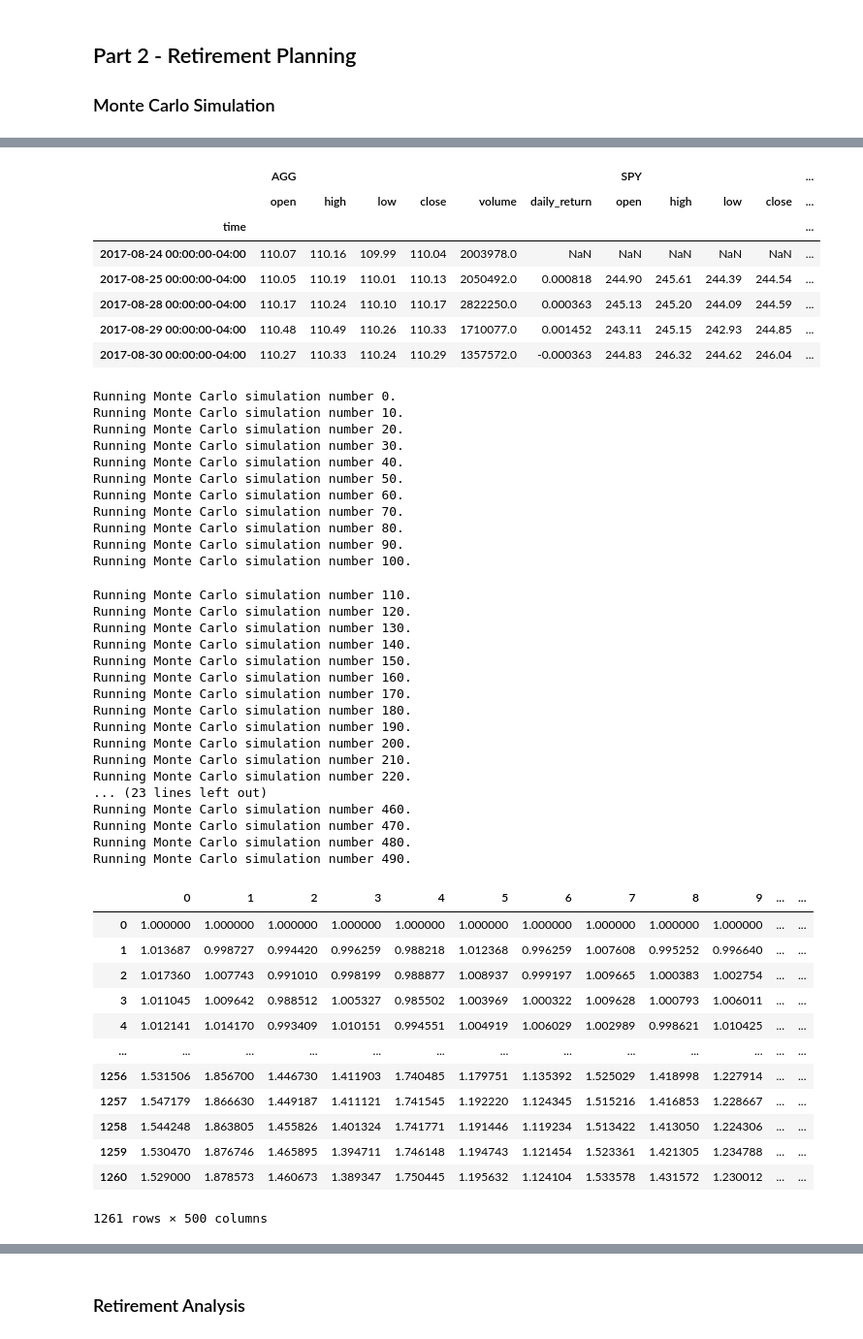
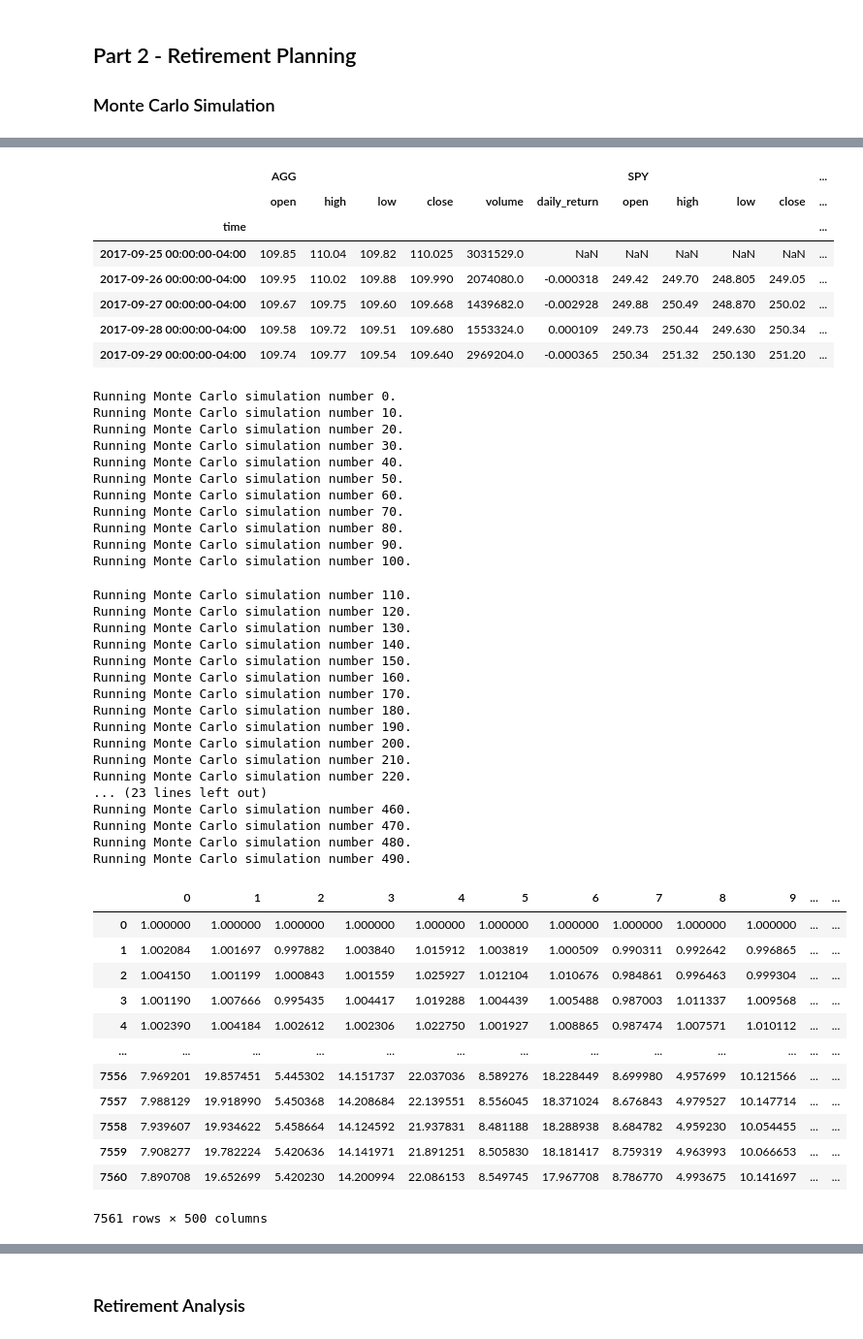
Before and after one commit to rmit-s3607407-Tony-Huang/Financial-Planning, a Jupyter notebook: financial-planner.ipynb, the cells around one changed output, grey strips where cells are left out. Shown: that part at 97% size. Saved outputs shown, nothing was run; the diff lists cells and outputs as text; code cells hidden in the pictures.

```diff
--- a/financial-planner.ipynb
+++ b/financial-planner.ipynb
@@ -193,67 +193,67 @@ df_stock_data.head()
 # %%
 # Configuring a Monte Carlo simulation to forecast 30 years cumulative returns
-MC_fiveyear = MCSimulation(
+MC_thirtyyear = MCSimulation(
     portfolio_data = df_stock_data,
     weights = [.6, .4],
     num_simulation = 500,
-    num_trading_days = 252*5
+    num_trading_days = 252*30
 )
 # %%
 # Printing the simulation input data
-MC_fiveyear.portfolio_data.head()
+MC_thirtyyear.portfolio_data.head()
 # %% [output]
 |  | AGG |  |  |  |  |  | SPY |  |  |  | ... |
 |  | open | high | low | close | volume | daily_return | open | high | low | close | ... |
 | time |  |  |  |  |  |  |  |  |  |  | ... |
-| 2017-08-24 00:00:00-04:00 | 110.07 | 110.16 | 109.99 | 110.04 | 2003978.0 | NaN | NaN | NaN | NaN | NaN | ... |
-| 2017-08-25 00:00:00-04:00 | 110.05 | 110.19 | 110.01 | 110.13 | 2050492.0 | 0.000818 | 244.90 | 245.61 | 244.39 | 244.54 | ... |
-| 2017-08-28 00:00:00-04:00 | 110.17 | 110.24 | 110.10 | 110.17 | 2822250.0 | 0.000363 | 245.13 | 245.20 | 244.09 | 244.59 | ... |
-| 2017-08-29 00:00:00-04:00 | 110.48 | 110.49 | 110.26 | 110.33 | 1710077.0 | 0.001452 | 243.11 | 245.15 | 242.93 | 244.85 | ... |
-| 2017-08-30 00:00:00-04:00 | 110.27 | 110.33 | 110.24 | 110.29 | 1357572.0 | -0.000363 | 244.83 | 246.32 | 244.62 | 246.04 | ... |
+| 2017-09-25 00:00:00-04:00 | 109.85 | 110.04 | 109.82 | 110.025 | 3031529.0 | NaN | NaN | NaN | NaN | NaN | ... |
+| 2017-09-26 00:00:00-04:00 | 109.95 | 110.02 | 109.88 | 109.990 | 2074080.0 | -0.000318 | 249.42 | 249.70 | 248.805 | 249.05 | ... |
+| 2017-09-27 00:00:00-04:00 | 109.67 | 109.75 | 109.60 | 109.668 | 1439682.0 | -0.002928 | 249.88 | 250.49 | 248.870 | 250.02 | ... |
+| 2017-09-28 00:00:00-04:00 | 109.58 | 109.72 | 109.51 | 109.680 | 1553324.0 | 0.000109 | 249.73 | 250.44 | 249.630 | 250.34 | ... |
+| 2017-09-29 00:00:00-04:00 | 109.74 | 109.77 | 109.54 | 109.640 | 2969204.0 | -0.000365 | 250.34 | 251.32 | 250.130 | 251.20 | ... |
 # %%
 # Running a Monte Carlo simulation to forecast 30 years cumulative returns
-MC_fiveyear.calc_cumulative_return()
+MC_thirtyyear.calc_cumulative_return()
 # %% [output]
 Running Monte Carlo simulation number 0.
 Running Monte Carlo simulation number 10.
 Running Monte Carlo simulation number 20.
 Running Monte Carlo simulation number 30.
 Running Monte Carlo simulation number 40.
 Running Monte Carlo simulation number 50.
 Running Monte Carlo simulation number 60.
 Running Monte Carlo simulation number 70.
 Running Monte Carlo simulation number 80.
 Running Monte Carlo simulation number 90.
 Running Monte Carlo simulation number 100.
 Running Monte Carlo simulation number 110.
 Running Monte Carlo simulation number 120.
 Running Monte Carlo simulation number 130.
 Running Monte Carlo simulation number 140.
 Running Monte Carlo simulation number 150.
 Running Monte Carlo simulation number 160.
 Running Monte Carlo simulation number 170.
 Running Monte Carlo simulation number 180.
 Running Monte Carlo simulation number 190.
 Running Monte Carlo simulation number 200.
 Running Monte Carlo simulation number 210.
 Running Monte Carlo simulation number 220.
 ... (23 lines left out)
 Running Monte Carlo simulation number 460.
 Running Monte Carlo simulation number 470.
 Running Monte Carlo simulation number 480.
 Running Monte Carlo simulation number 490.
 |  | 0 | 1 | 2 | 3 | 4 | 5 | 6 | 7 | 8 | 9 | ... | ... |
 | 0 | 1.000000 | 1.000000 | 1.000000 | 1.000000 | 1.000000 | 1.000000 | 1.000000 | 1.000000 | 1.000000 | 1.000000 | ... | ... |
-| 1 | 1.013687 | 0.998727 | 0.994420 | 0.996259 | 0.988218 | 1.012368 | 0.996259 | 1.007608 | 0.995252 | 0.996640 | ... | ... |
-| 2 | 1.017360 | 1.007743 | 0.991010 | 0.998199 | 0.988877 | 1.008937 | 0.999197 | 1.009665 | 1.000383 | 1.002754 | ... | ... |
-| 3 | 1.011045 | 1.009642 | 0.988512 | 1.005327 | 0.985502 | 1.003969 | 1.000322 | 1.009628 | 1.000793 | 1.006011 | ... | ... |
-| 4 | 1.012141 | 1.014170 | 0.993409 | 1.010151 | 0.994551 | 1.004919 | 1.006029 | 1.002989 | 0.998621 | 1.010425 | ... | ... |
+| 1 | 1.002084 | 1.001697 | 0.997882 | 1.003840 | 1.015912 | 1.003819 | 1.000509 | 0.990311 | 0.992642 | 0.996865 | ... | ... |
+| 2 | 1.004150 | 1.001199 | 1.000843 | 1.001559 | 1.025927 | 1.012104 | 1.010676 | 0.984861 | 0.996463 | 0.999304 | ... | ... |
+| 3 | 1.001190 | 1.007666 | 0.995435 | 1.004417 | 1.019288 | 1.004439 | 1.005488 | 0.987003 | 1.011337 | 1.009568 | ... | ... |
+| 4 | 1.002390 | 1.004184 | 1.002612 | 1.002306 | 1.022750 | 1.001927 | 1.008865 | 0.987474 | 1.007571 | 1.010112 | ... | ... |
 | ... | ... | ... | ... | ... | ... | ... | ... | ... | ... | ... | ... | ... |
-| 1256 | 1.531506 | 1.856700 | 1.446730 | 1.411903 | 1.740485 | 1.179751 | 1.135392 | 1.525029 | 1.418998 | 1.227914 | ... | ... |
-| 1257 | 1.547179 | 1.866630 | 1.449187 | 1.411121 | 1.741545 | 1.192220 | 1.124345 | 1.515216 | 1.416853 | 1.228667 | ... | ... |
-| 1258 | 1.544248 | 1.863805 | 1.455826 | 1.401324 | 1.741771 | 1.191446 | 1.119234 | 1.513422 | 1.413050 | 1.224306 | ... | ... |
-| 1259 | 1.530470 | 1.876746 | 1.465895 | 1.394711 | 1.746148 | 1.194743 | 1.121454 | 1.523361 | 1.421305 | 1.234788 | ... | ... |
-| 1260 | 1.529000 | 1.878573 | 1.460673 | 1.389347 | 1.750445 | 1.195632 | 1.124104 | 1.533578 | 1.431572 | 1.230012 | ... | ... |
+| 7556 | 7.969201 | 19.857451 | 5.445302 | 14.151737 | 22.037036 | 8.589276 | 18.228449 | 8.699980 | 4.957699 | 10.121566 | ... | ... |
+| 7557 | 7.988129 | 19.918990 | 5.450368 | 14.208684 | 22.139551 | 8.556045 | 18.371024 | 8.676843 | 4.979527 | 10.147714 | ... | ... |
+| 7558 | 7.939607 | 19.934622 | 5.458664 | 14.124592 | 21.937831 | 8.481188 | 18.288938 | 8.684782 | 4.959230 | 10.054455 | ... | ... |
+| 7559 | 7.908277 | 19.782224 | 5.420636 | 14.141971 | 21.891251 | 8.505830 | 18.181417 | 8.759319 | 4.963993 | 10.066653 | ... | ... |
+| 7560 | 7.890708 | 19.652699 | 5.420230 | 14.200994 | 22.086153 | 8.549745 | 17.967708 | 8.786770 | 4.993675 | 10.141697 | ... | ... |
-1261 rows × 500 columns
+7561 rows × 500 columns
 # %%
 # Plot simulation outcomes
```
Also changed, not shown: parts of 24 cells of this notebook.
